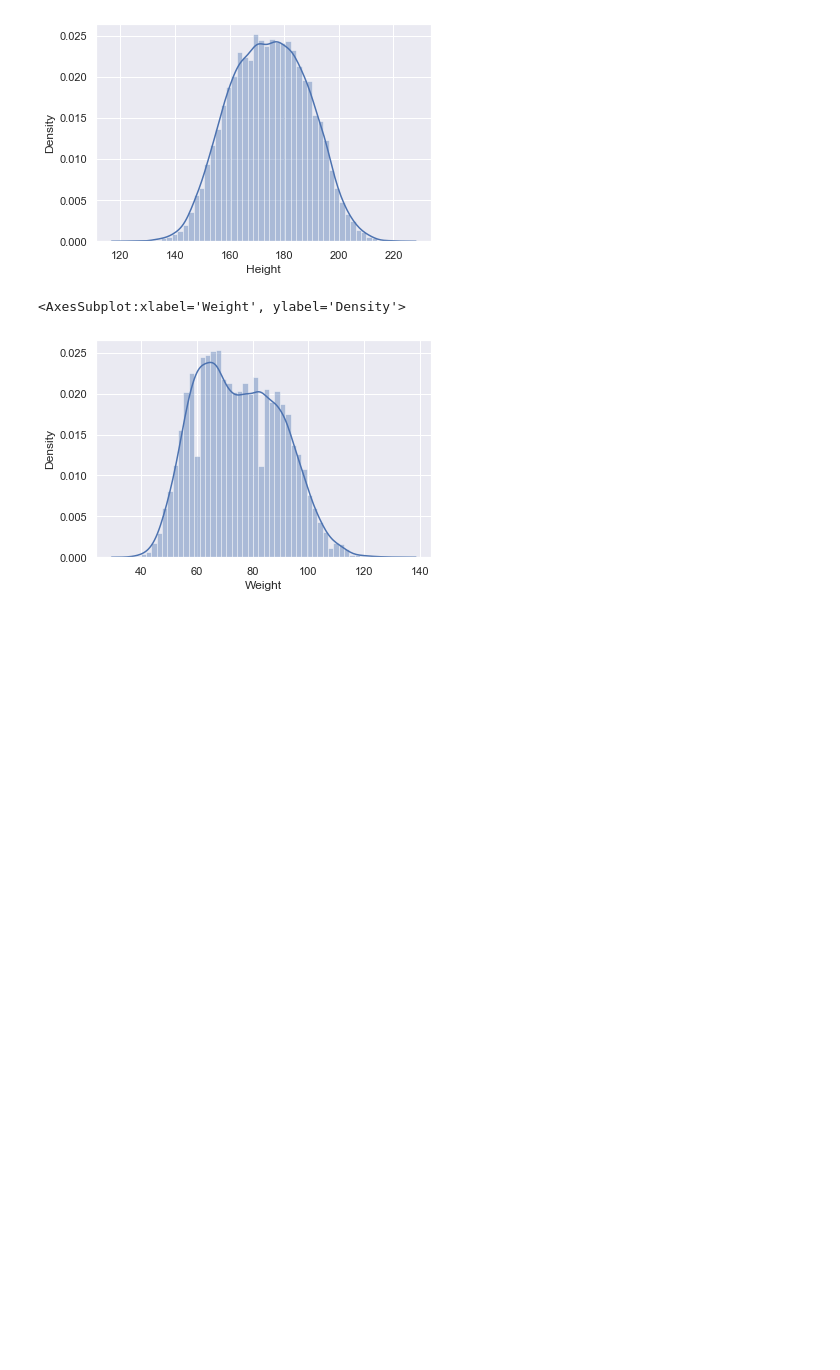
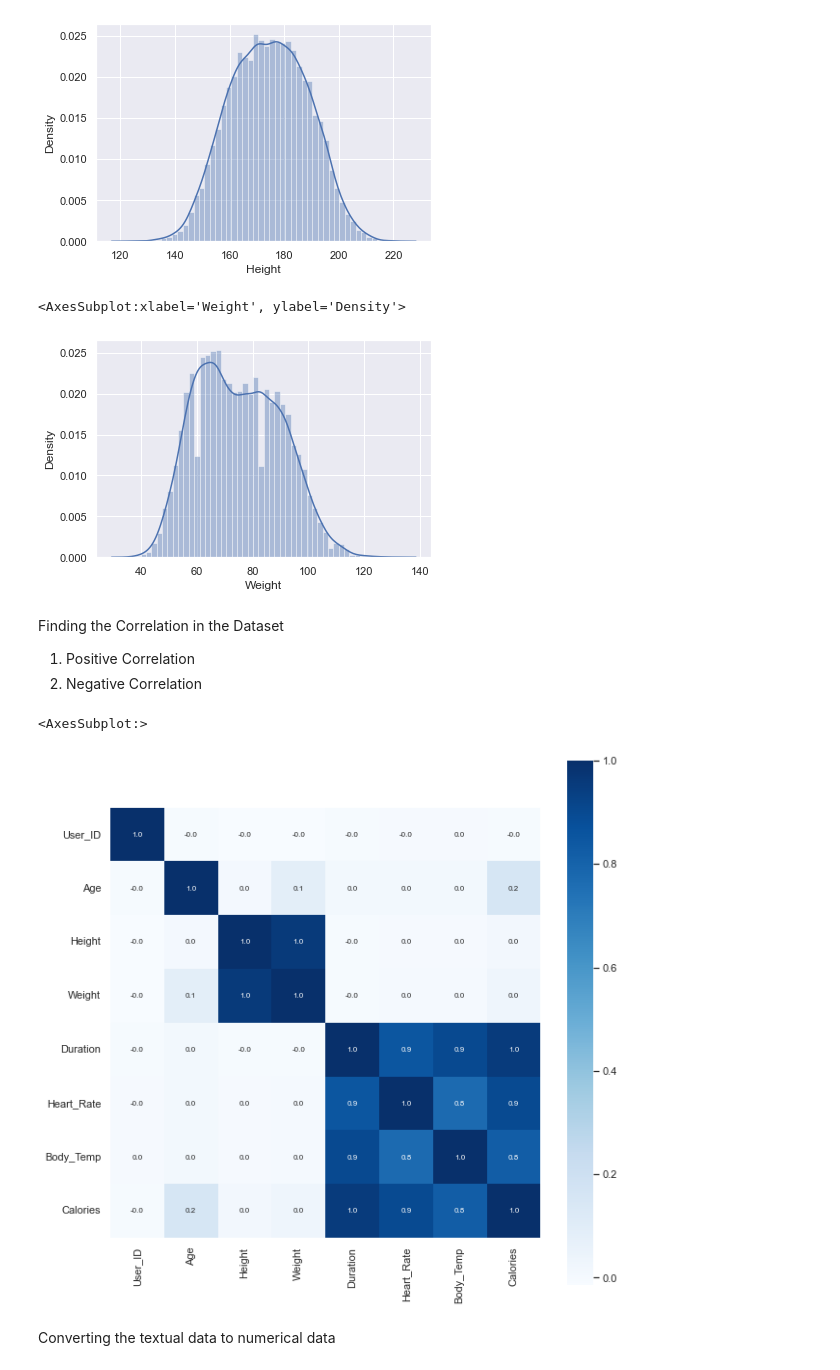
Before and after one commit to AhorIsaac/ml-calories-burn-pred, a Jupyter notebook: calories-burn.ipynb, the cells around one changed output. Drawn from its saved outputs; the diff is of its cells as text; code cells hidden in the pictures; blank space fills up the shorter version.

Commit message:
Correlation

```diff
--- a/calories-burn.ipynb
+++ b/calories-burn.ipynb
@@ -115,3 +115,19 @@ sns.distplot(calories_data['Weight'])
 # %% [output]
 <AxesSubplot:xlabel='Weight', ylabel='Density'>
 [figure]
+# %% [markdown]
+Finding the Correlation in the Dataset
+
+1. Positive Correlation
+2. Negative Correlation
+# %%
+correlation = calories_data.corr()
+# %%
+# -- constructing a heat map to understand the correlation
+plt.figure(figsize=(10, 10))
+sns.heatmap(correlation, cbar=True, square=True, fmt='.1f', annot=True, annot_kws={'size': 8}, cmap='Blues')
+# %% [output]
+<AxesSubplot:>
+[figure, added]
+# %% [markdown]
+Converting the textual data to numerical data
```
Also changed, not shown: parts of 2 cells of this notebook.
